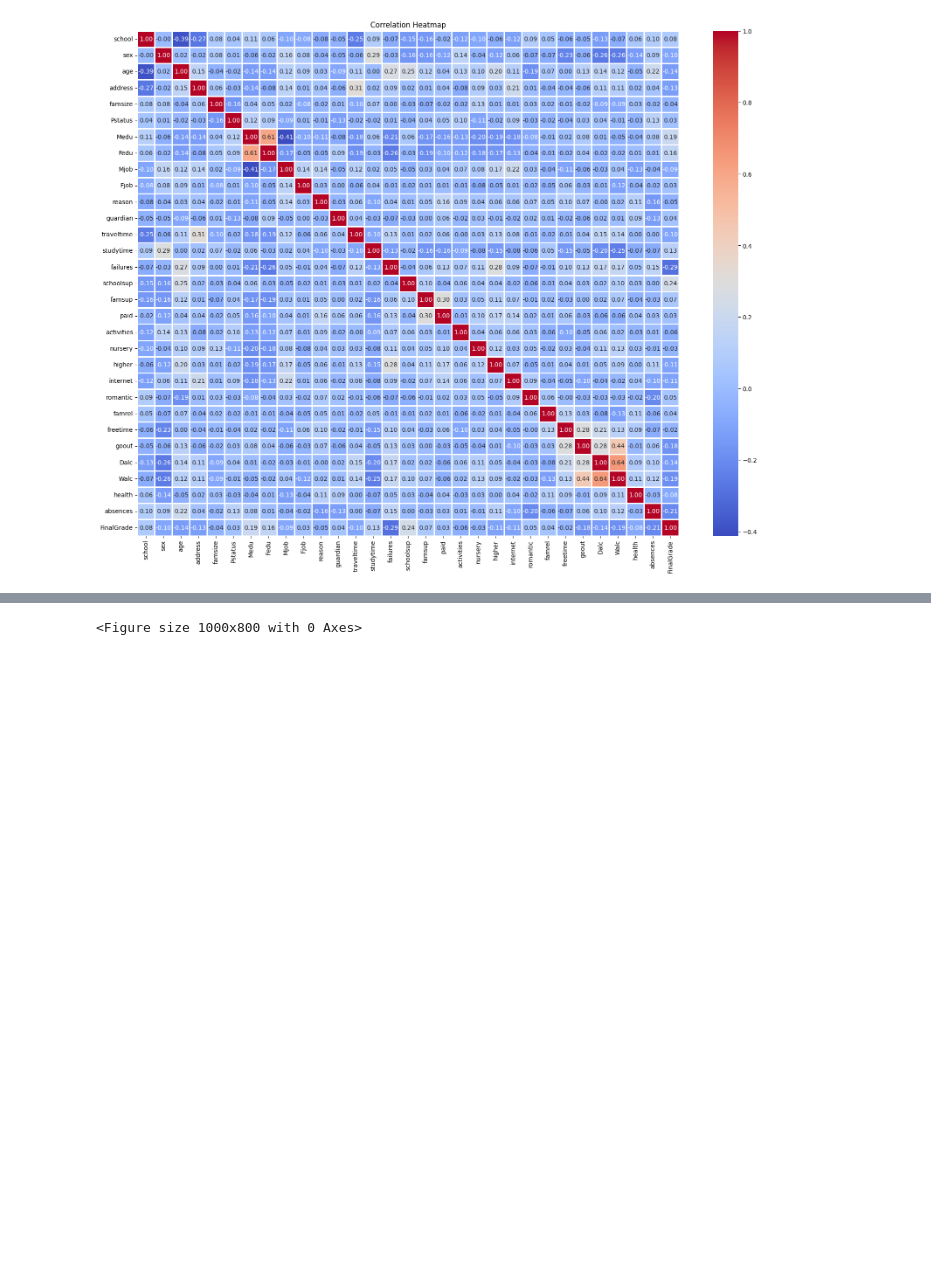
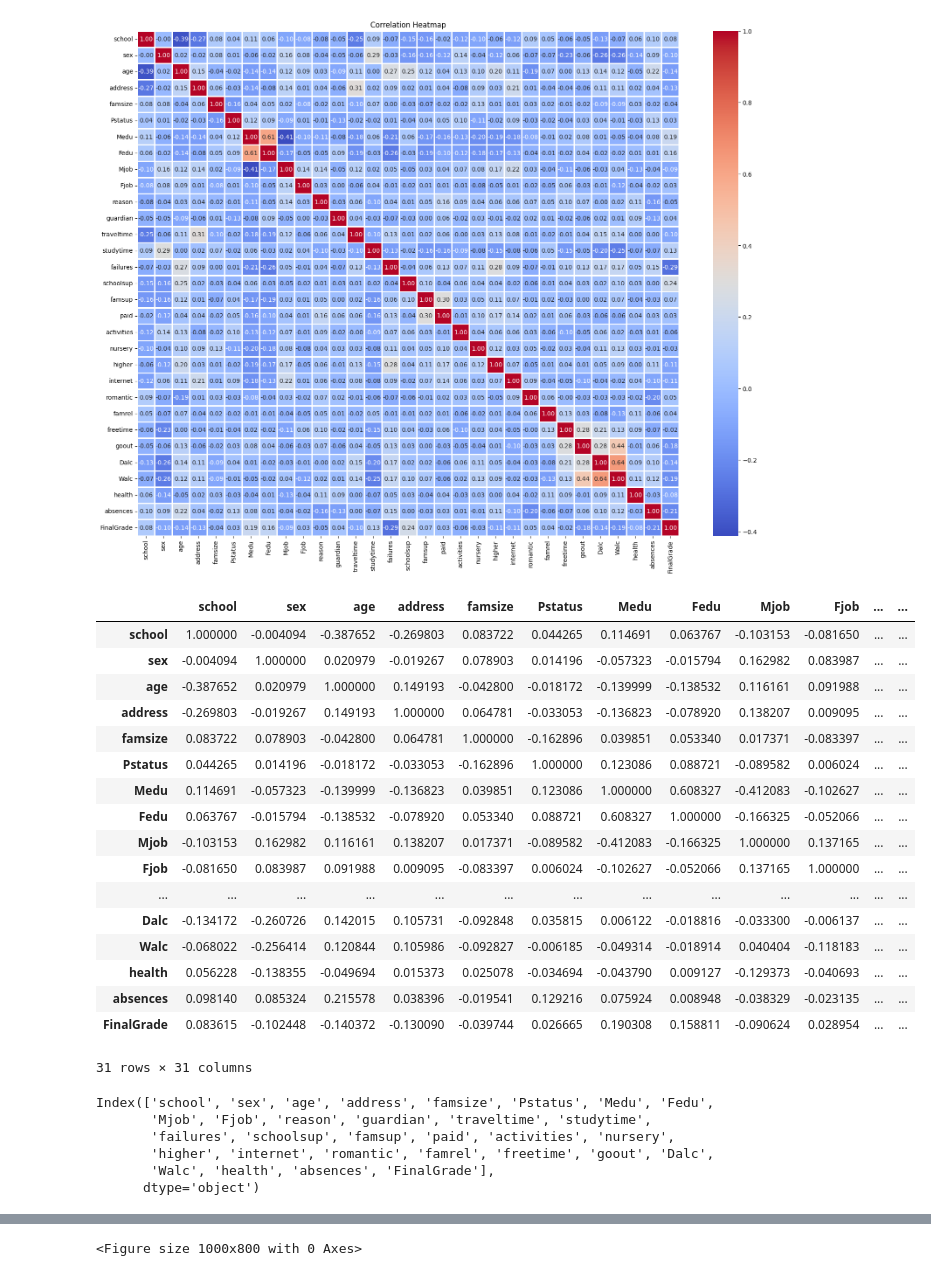
Before and after one commit to hamzaf96/Improvability_Score, a Jupyter notebook: code/notebooks/exploration.ipynb, the cells around one changed output, grey strips where cells are left out. Cells and saved outputs as stored; diff of their text form; code cells hidden in the pictures; blank space fills up the shorter version.

```diff
--- a/code/notebooks/exploration.ipynb
+++ b/code/notebooks/exploration.ipynb
@@ -121,3 +121,33 @@ df.iloc[:,3:]
 vis_corr_map(data=df.iloc[:,3:])
 # %% [output]
 [figure]
+# %%
+df.iloc[:,3:].corr()
+# %% [output]
+|  | school | sex | age | address | famsize | Pstatus | Medu | Fedu | Mjob | Fjob | ... | ... |
+| school | 1.000000 | -0.004094 | -0.387652 | -0.269803 | 0.083722 | 0.044265 | 0.114691 | 0.063767 | -0.103153 | -0.081650 | ... | ... |
+| sex | -0.004094 | 1.000000 | 0.020979 | -0.019267 | 0.078903 | 0.014196 | -0.057323 | -0.015794 | 0.162982 | 0.083987 | ... | ... |
+| age | -0.387652 | 0.020979 | 1.000000 | 0.149193 | -0.042800 | -0.018172 | -0.139999 | -0.138532 | 0.116161 | 0.091988 | ... | ... |
+| address | -0.269803 | -0.019267 | 0.149193 | 1.000000 | 0.064781 | -0.033053 | -0.136823 | -0.078920 | 0.138207 | 0.009095 | ... | ... |
+| famsize | 0.083722 | 0.078903 | -0.042800 | 0.064781 | 1.000000 | -0.162896 | 0.039851 | 0.053340 | 0.017371 | -0.083397 | ... | ... |
+| Pstatus | 0.044265 | 0.014196 | -0.018172 | -0.033053 | -0.162896 | 1.000000 | 0.123086 | 0.088721 | -0.089582 | 0.006024 | ... | ... |
+| Medu | 0.114691 | -0.057323 | -0.139999 | -0.136823 | 0.039851 | 0.123086 | 1.000000 | 0.608327 | -0.412083 | -0.102627 | ... | ... |
+| Fedu | 0.063767 | -0.015794 | -0.138532 | -0.078920 | 0.053340 | 0.088721 | 0.608327 | 1.000000 | -0.166325 | -0.052066 | ... | ... |
+| Mjob | -0.103153 | 0.162982 | 0.116161 | 0.138207 | 0.017371 | -0.089582 | -0.412083 | -0.166325 | 1.000000 | 0.137165 | ... | ... |
+| Fjob | -0.081650 | 0.083987 | 0.091988 | 0.009095 | -0.083397 | 0.006024 | -0.102627 | -0.052066 | 0.137165 | 1.000000 | ... | ... |
+| ... | ... | ... | ... | ... | ... | ... | ... | ... | ... | ... | ... | ... |
+| Dalc | -0.134172 | -0.260726 | 0.142015 | 0.105731 | -0.092848 | 0.035815 | 0.006122 | -0.018816 | -0.033300 | -0.006137 | ... | ... |
+| Walc | -0.068022 | -0.256414 | 0.120844 | 0.105986 | -0.092827 | -0.006185 | -0.049314 | -0.018914 | 0.040404 | -0.118183 | ... | ... |
+| health | 0.056228 | -0.138355 | -0.049694 | 0.015373 | 0.025078 | -0.034694 | -0.043790 | 0.009127 | -0.129373 | -0.040693 | ... | ... |
+| absences | 0.098140 | 0.085324 | 0.215578 | 0.038396 | -0.019541 | 0.129216 | 0.075924 | 0.008948 | -0.038329 | -0.023135 | ... | ... |
+| FinalGrade | 0.083615 | -0.102448 | -0.140372 | -0.130090 | -0.039744 | 0.026665 | 0.190308 | 0.158811 | -0.090624 | 0.028954 | ... | ... |
+31 rows × 31 columns
+# %%
+df.iloc[:,3:].corr()['FinalGrade'].index
+# %% [output]
+Index(['school', 'sex', 'age', 'address', 'famsize', 'Pstatus', 'Medu', 'Fedu',
+       'Mjob', 'Fjob', 'reason', 'guardian', 'traveltime', 'studytime',
+       'failures', 'schoolsup', 'famsup', 'paid', 'activities', 'nursery',
+       'higher', 'internet', 'romantic', 'famrel', 'freetime', 'goout', 'Dalc',
+       'Walc', 'health', 'absences', 'FinalGrade'],
+      dtype='object')
```
Also changed, not shown: parts of 6 cells of this notebook.
